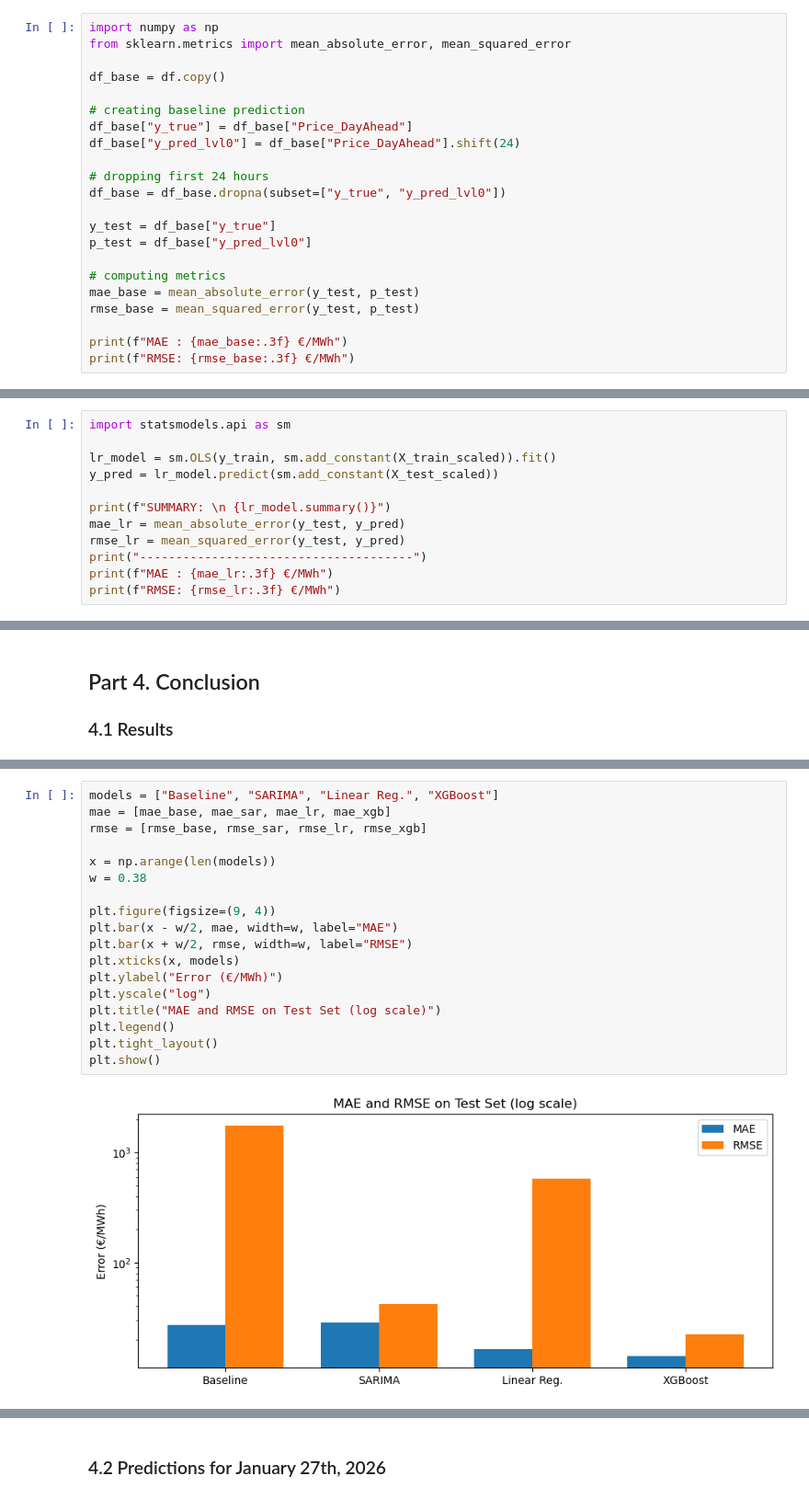
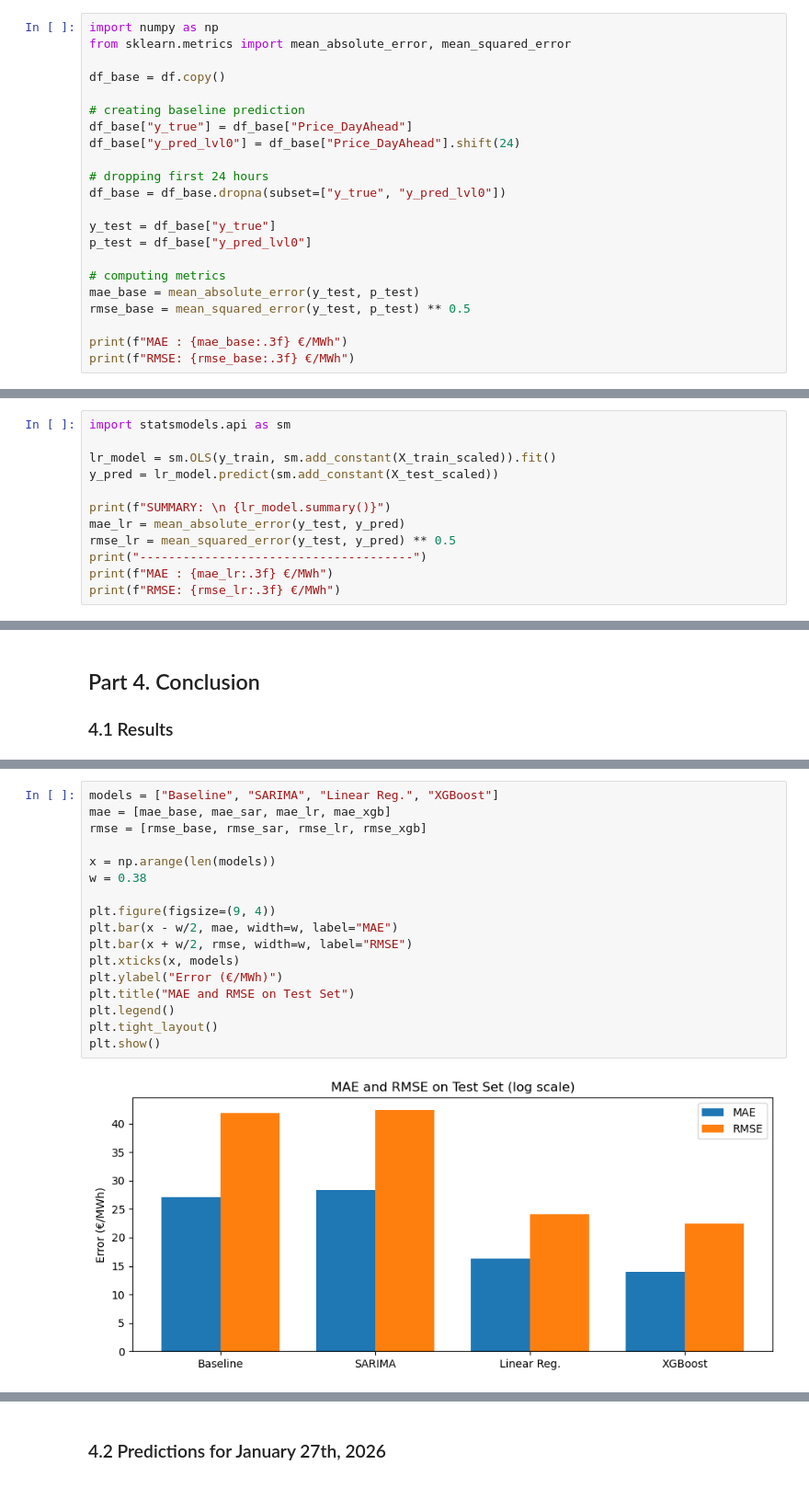
Before and after one commit to vlkkvl/ds_project, a Jupyter notebook: draft_project.ipynb, the cells around one changed output, grey strips where cells are left out. Shown at 92% size. Saved outputs shown, nothing was run; the diff lists cells and outputs as text.

Commit message:
correction to rmse

```diff
--- a/draft_project.ipynb
+++ b/draft_project.ipynb
@@ -400,7 +400,7 @@ p_test = df_base["y_pred_lvl0"]
 
 # computing metrics
 mae_base = mean_absolute_error(y_test, p_test)
-rmse_base = mean_squared_error(y_test, p_test)
+rmse_base = mean_squared_error(y_test, p_test) ** 0.5
 
 print(f"MAE : {mae_base:.3f} €/MWh")
 print(f"RMSE: {rmse_base:.3f} €/MWh")
@@ -671,7 +671,7 @@ y_pred = lr_model.predict(sm.add_constant(X_test_scaled))
 
 print(f"SUMMARY: \n {lr_model.summary()}")
 mae_lr = mean_absolute_error(y_test, y_pred)
-rmse_lr = mean_squared_error(y_test, y_pred)
+rmse_lr = mean_squared_error(y_test, y_pred) ** 0.5
 print("--------------------------------------")
 print(f"MAE : {mae_lr:.3f} €/MWh")
 print(f"RMSE: {rmse_lr:.3f} €/MWh")
@@ -966,21 +967,20 @@ The figure below compares MAE and RMSE across our four forecasting models on the
 # %%
 models = ["Baseline", "SARIMA", "Linear Reg.", "XGBoost"]
 mae = [mae_base, mae_sar, mae_lr, mae_xgb]
 rmse = [rmse_base, rmse_sar, rmse_lr, rmse_xgb]
 
 x = np.arange(len(models))
 w = 0.38
 
 plt.figure(figsize=(9, 4))
 plt.bar(x - w/2, mae, width=w, label="MAE")
 plt.bar(x + w/2, rmse, width=w, label="RMSE")
 plt.xticks(x, models)
 plt.ylabel("Error (€/MWh)")
-plt.yscale("log")
-plt.title("MAE and RMSE on Test Set (log scale)")
+plt.title("MAE and RMSE on Test Set")
 plt.legend()
 plt.tight_layout()
 plt.show()
 # %% [output]
-[figure, old version]
+[figure, new version]
 # %% [markdown]
```
Also changed, not shown: parts of 9 cells of this notebook, 1 other file.
